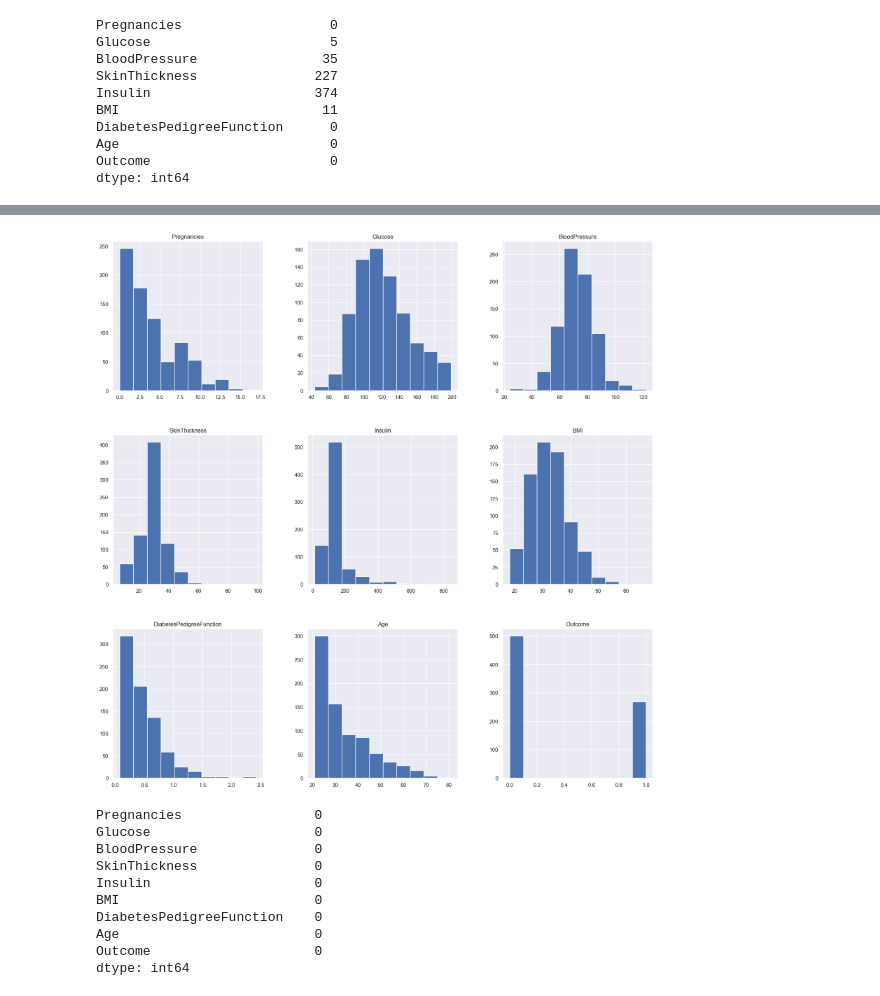
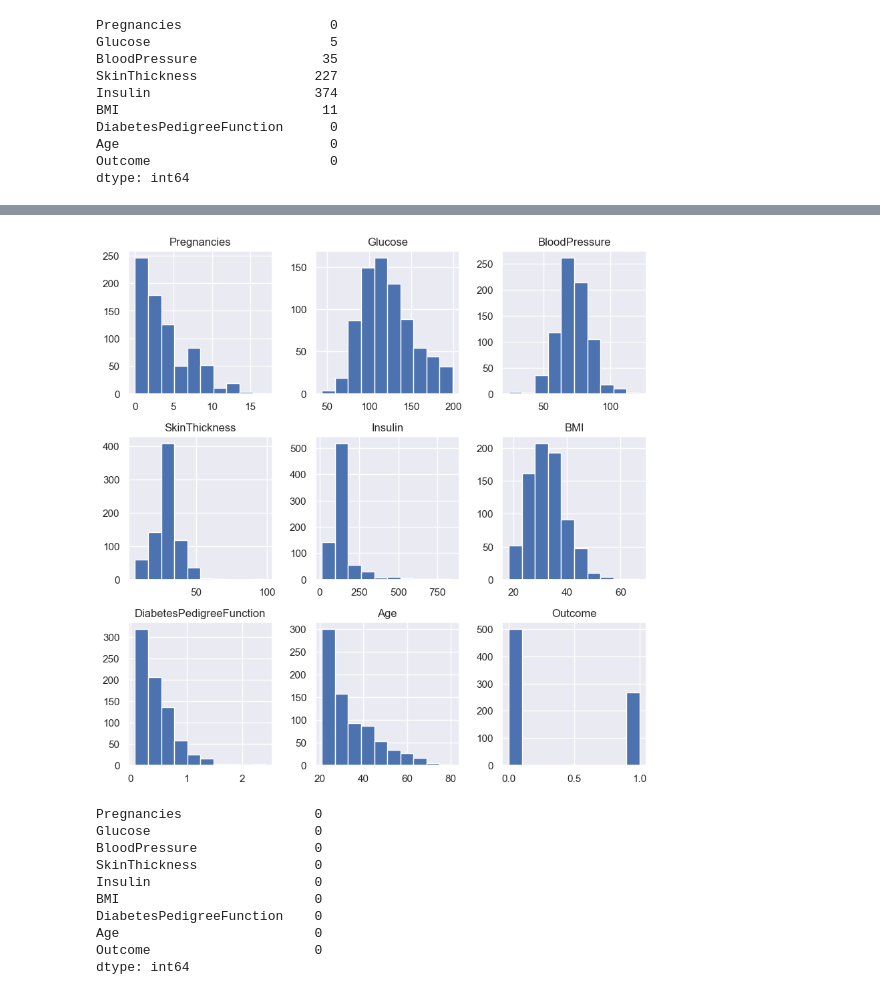
Before and after one commit to oyebolakolapo/Machine_Learning_Model_Predicting_Diabetes, a Jupyter notebook: Supervised Learning - Project.ipynb, the cells around one changed output, grey strips where cells are left out. Cells and saved outputs as stored; diff of their text form; code cells hidden in the pictures.

```diff
--- a/Supervised Learning - Project.ipynb
+++ b/Supervised Learning - Project.ipynb
@@ -197,9 +199,9 @@ diabetes_df_new['Insulin'].fillna(diabetes_df_new['Insulin'].median(), inplace =
 diabetes_df_new['BMI'].fillna(diabetes_df_new['BMI'].median(), inplace = True)
 # %%
 #Replot data distribution after replacing nulls with mean values
-p = diabetes_df_new.hist(figsize = (20,20))
+p = diabetes_df_new.hist(figsize = (10,10))
 # %% [output]
-[figure, old version]
+[figure, new version]
 # %%
 #Final Null Count Analysis
 diabetes_df_new.isnull().sum()
```
Also changed, not shown: parts of 47 cells of this notebook.
